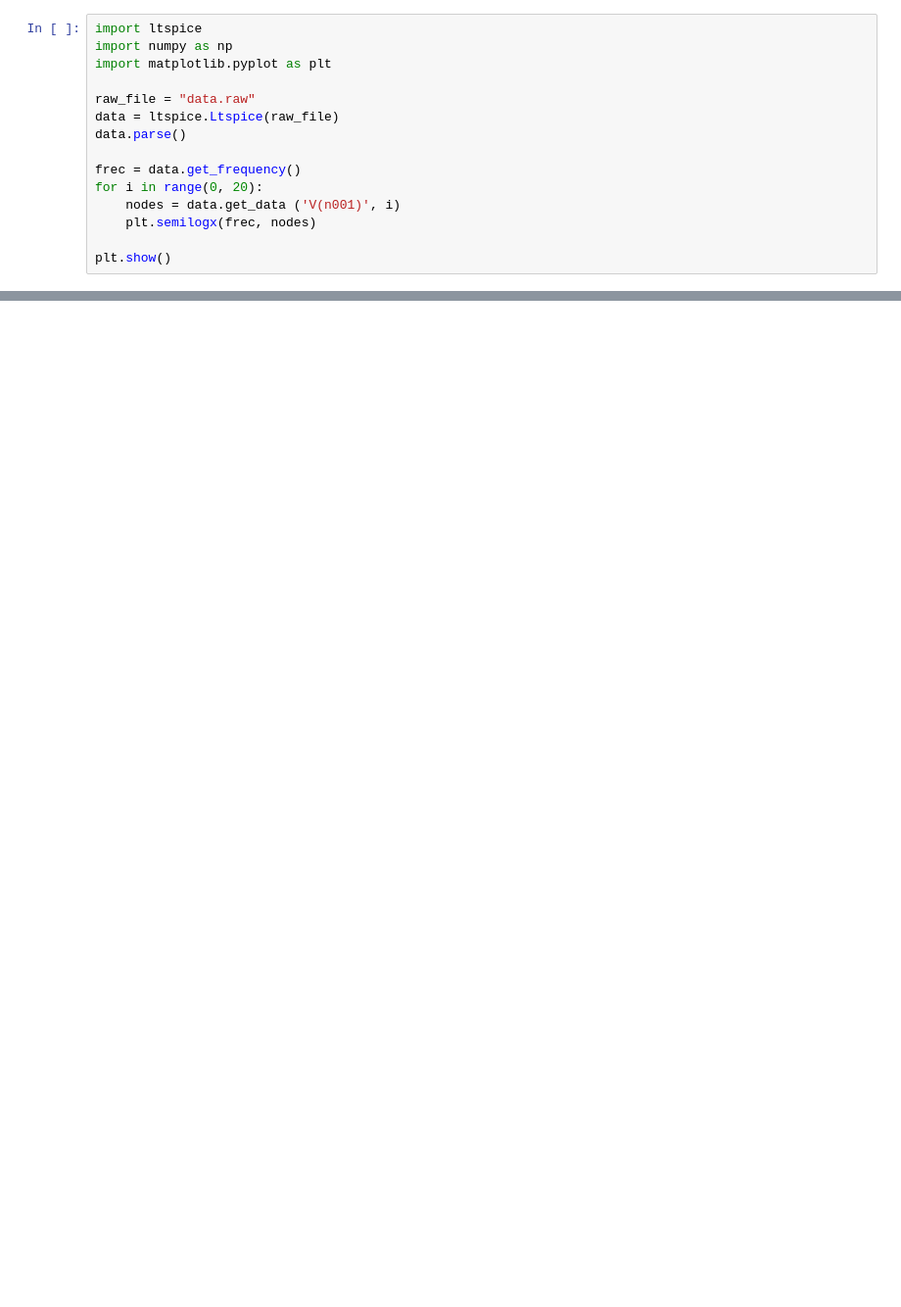
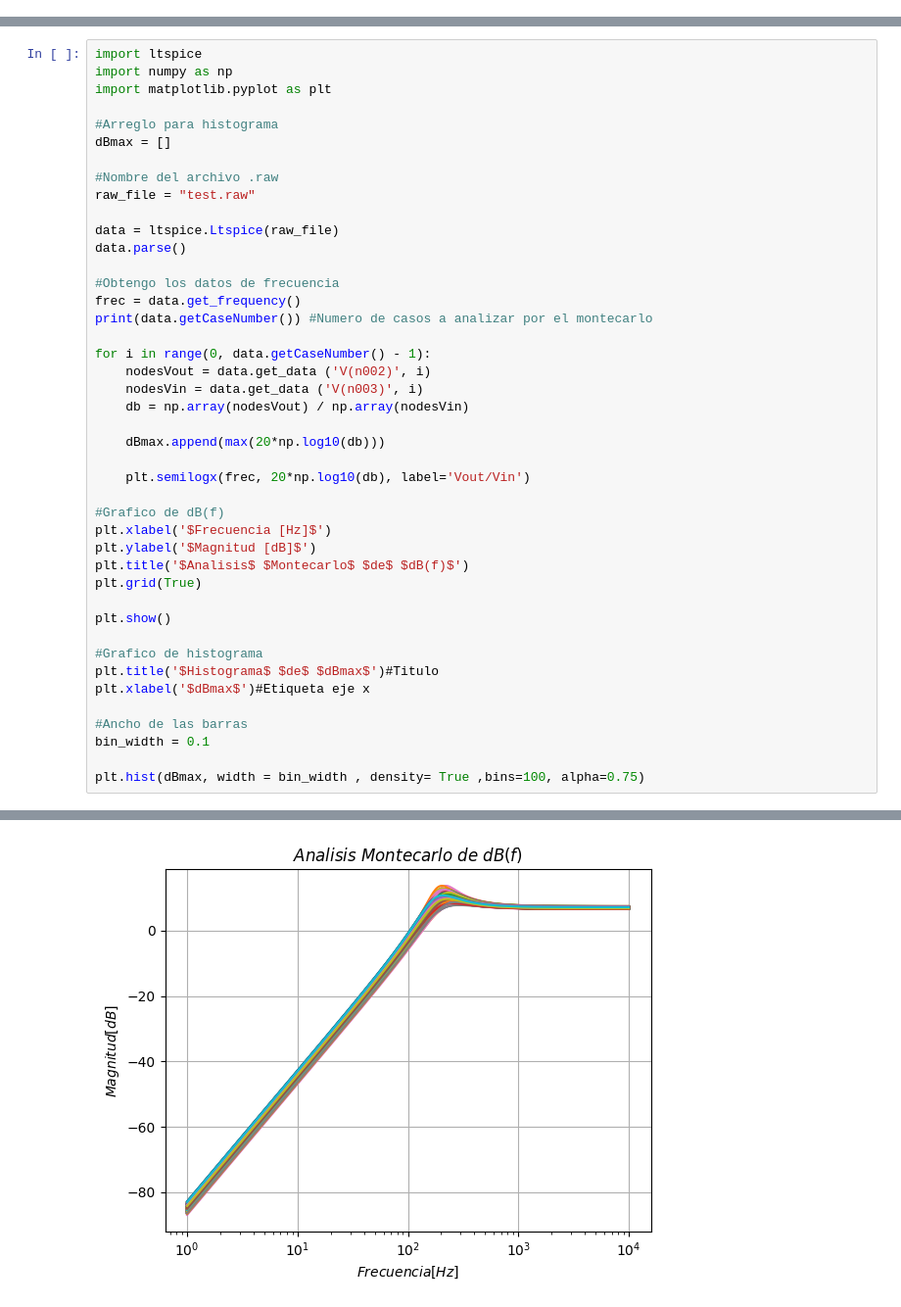
Before and after one commit to agussolari/electrotecnia_montecarloopamp_py, a Jupyter notebook: montecarlo.ipynb, the cells around one changed output, grey strips where cells are left out. Shown at 98% size. Saved outputs shown, nothing was run; the diff lists cells and outputs as text; blank space fills up the shorter version.

Commit message:
Graficos de montecarlo

```diff
--- a/montecarlo.ipynb
+++ b/montecarlo.ipynb
@@ -1,15 +0,0 @@
-# %%
-import ltspice
-import numpy as np
-import matplotlib.pyplot as plt
-
-raw_file = "data.raw"
-data = ltspice.Ltspice(raw_file)
-data.parse()
-
-frec = data.get_frequency()
-for i in range(0, 20):
-    nodes = data.get_data ('V(n001)', i)
-    plt.semilogx(frec, nodes)
-
-plt.show()
@@ -17,0 +1,44 @@ plt.show()
+# %%
+import ltspice
+import numpy as np
+import matplotlib.pyplot as plt
+
+#Arreglo para histograma
+dBmax = []
+
+#Nombre del archivo .raw
+raw_file = "test.raw"
+
+data = ltspice.Ltspice(raw_file)
+data.parse()
+
+#Obtengo los datos de frecuencia
+frec = data.get_frequency()
+print(data.getCaseNumber()) #Numero de casos a analizar por el montecarlo
+
+for i in range(0, data.getCaseNumber() - 1):
+    nodesVout = data.get_data ('V(n002)', i)
+    nodesVin = data.get_data ('V(n003)', i)
+    db = np.array(nodesVout) / np.array(nodesVin)
+
+    dBmax.append(max(20*np.log10(db)))
+
+    plt.semilogx(frec, 20*np.log10(db), label='Vout/Vin')
+
+#Grafico de dB(f)
+plt.xlabel('$Frecuencia [Hz]$')
+plt.ylabel('$Magnitud [dB]$')
+plt.title('$Analisis$ $Montecarlo$ $de$ $dB(f)$')
+plt.grid(True)
+
+plt.show()
+
+#Grafico de histograma
+plt.title('$Histograma$ $de$ $dBmax$')#Titulo
+plt.xlabel('$dBmax$')#Etiqueta eje x
+
+#Ancho de las barras
+bin_width = 0.1
+
+plt.hist(dBmax, width = bin_width , density= True ,bins=100, alpha=0.75)
+# %% [output]
@@ -17,0 +46 @@ plt.show()
+[figure, added]
```
Also changed, not shown: parts of 2 cells of this notebook, 4 other files.
